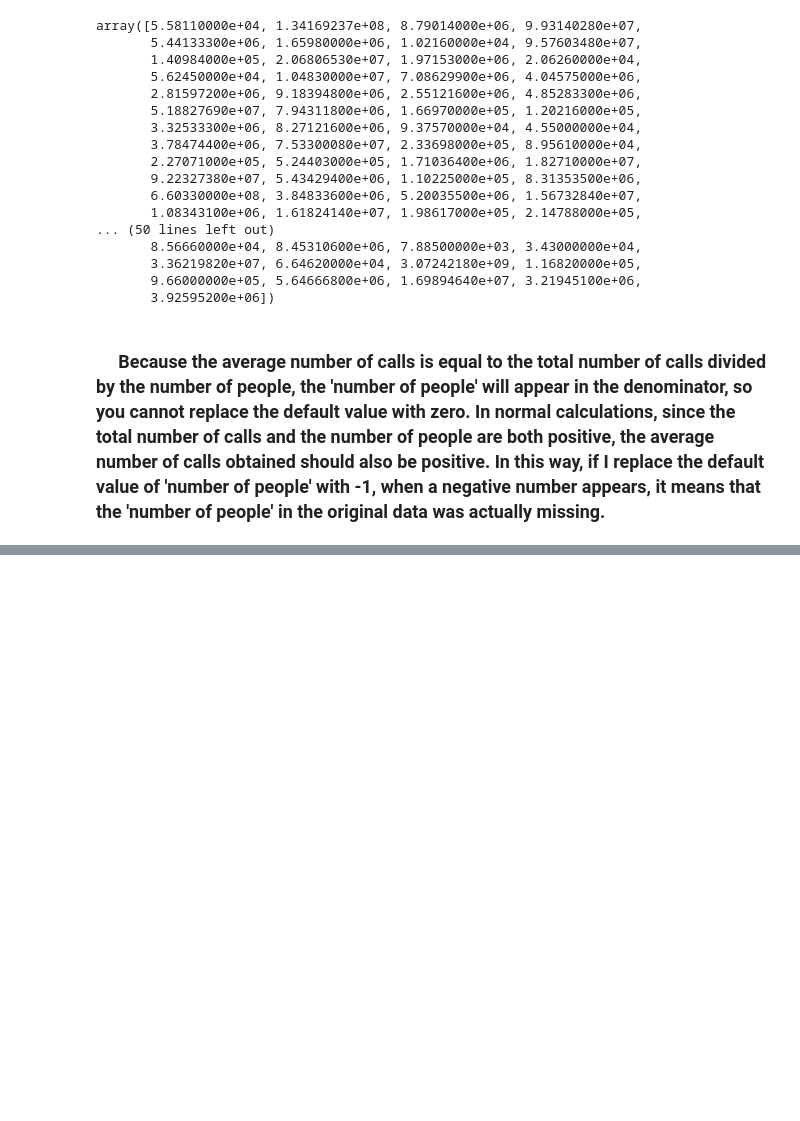
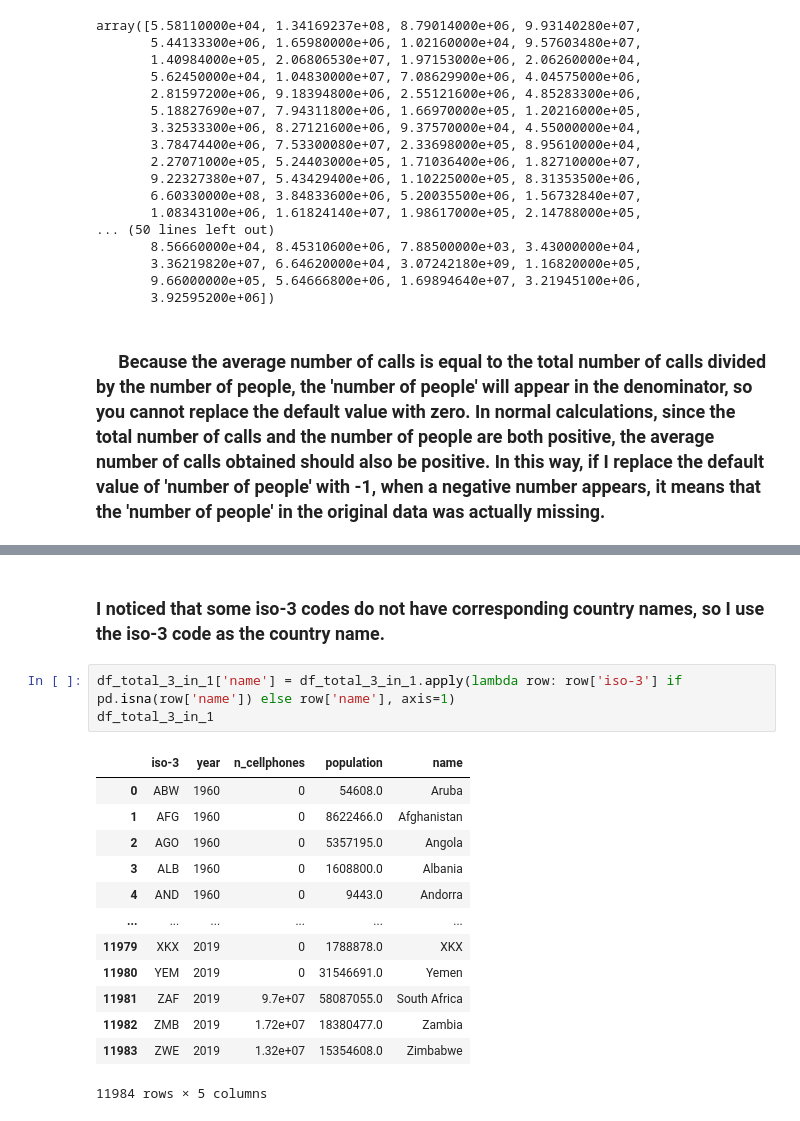
Before and after one commit to SunnyStare/SU-MT4007-Statistisk-databehandling, a Jupyter notebook: HW4/Joining Data.ipynb, the cells around one changed output, grey strips where cells are left out. Cells and saved outputs as stored; diff of their text form; blank space fills up the shorter version.

```diff
--- a/HW4/Joining Data.ipynb
+++ b/HW4/Joining Data.ipynb
@@ -232,0 +324,19 @@ array([ 5.58110000e+04,  1.34169237e+08,  8.79014000e+06,  9.93140280e+07,
+# %% [markdown]
+### I noticed that some iso-3 codes do not have corresponding country names, so I use the iso-3 code as the country name.
+# %%
+df_total_3_in_1['name'] = df_total_3_in_1.apply(lambda row: row['iso-3'] if pd.isna(row['name']) else row['name'], axis=1)
+df_total_3_in_1
+# %% [output]
+|  | iso-3 | year | n_cellphones | population | name |
+| 0 | ABW | 1960 | 0 | 54608.0 | Aruba |
+| 1 | AFG | 1960 | 0 | 8622466.0 | Afghanistan |
+| 2 | AGO | 1960 | 0 | 5357195.0 | Angola |
+| 3 | ALB | 1960 | 0 | 1608800.0 | Albania |
+| 4 | AND | 1960 | 0 | 9443.0 | Andorra |
+| ... | ... | ... | ... | ... | ... |
+| 11979 | XKX | 2019 | 0 | 1788878.0 | XKX |
+| 11980 | YEM | 2019 | 0 | 31546691.0 | Yemen |
+| 11981 | ZAF | 2019 | 9.7e+07 | 58087055.0 | South Africa |
+| 11982 | ZMB | 2019 | 1.72e+07 | 18380477.0 | Zambia |
+| 11983 | ZWE | 2019 | 1.32e+07 | 15354608.0 | Zimbabwe |
+11984 rows × 5 columns
```
Also changed, not shown: parts of 11 cells of this notebook.
